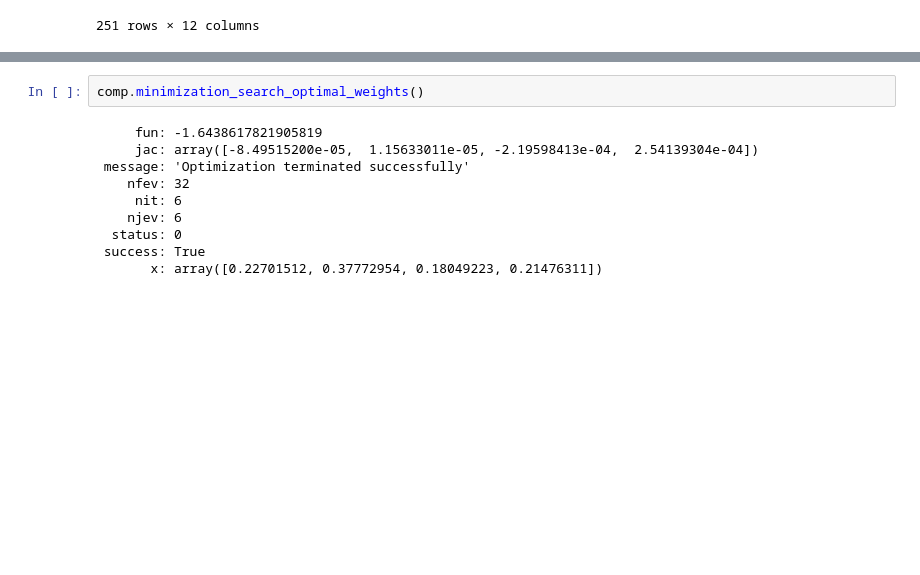
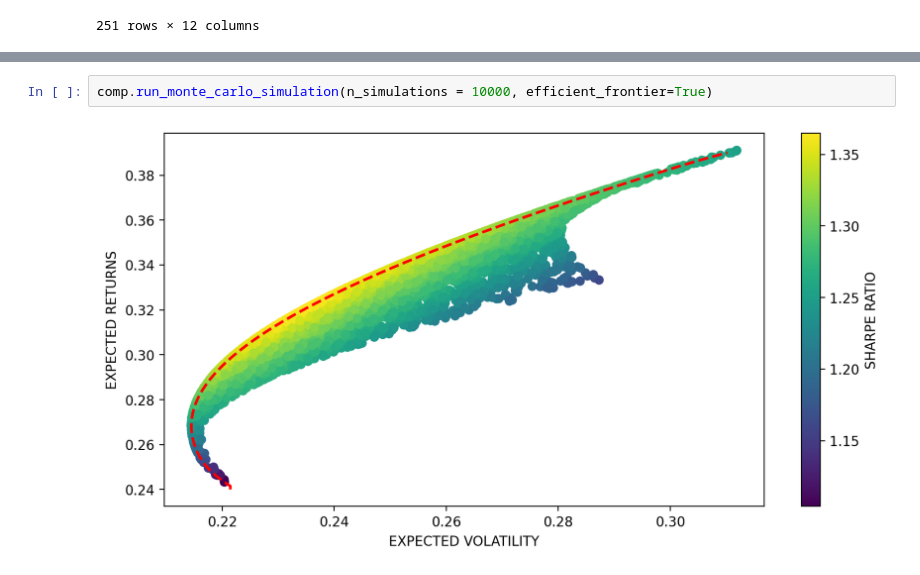
Before and after one commit to alexfioto/learn, a Jupyter notebook: python_finance/equities_util.ipynb, the cells around one changed output, grey strips where cells are left out. Saved outputs shown, nothing was run; the diff lists cells and outputs as text; blank space fills up the shorter version.

```diff
--- a/python_finance/equities_util.ipynb
+++ b/python_finance/equities_util.ipynb
@@ -254,12 +289,4 @@ comp = stock_comp(tickers, start_date, end_date)
 # %%
-comp.minimization_search_optimal_weights()
+comp.run_monte_carlo_simulation(n_simulations = 10000, efficient_frontier=True)
 # %% [output]
-     fun: -1.6438617821905819
-     jac: array([-8.49515200e-05,  1.15633011e-05, -2.19598413e-04,  2.54139304e-04])
- message: 'Optimization terminated successfully'
-    nfev: 32
-     nit: 6
-    njev: 6
-  status: 0
- success: True
-       x: array([0.22701512, 0.37772954, 0.18049223, 0.21476311])
+[figure, added]
```
Also changed, not shown: parts of 5 cells of this notebook, 1 other file.
